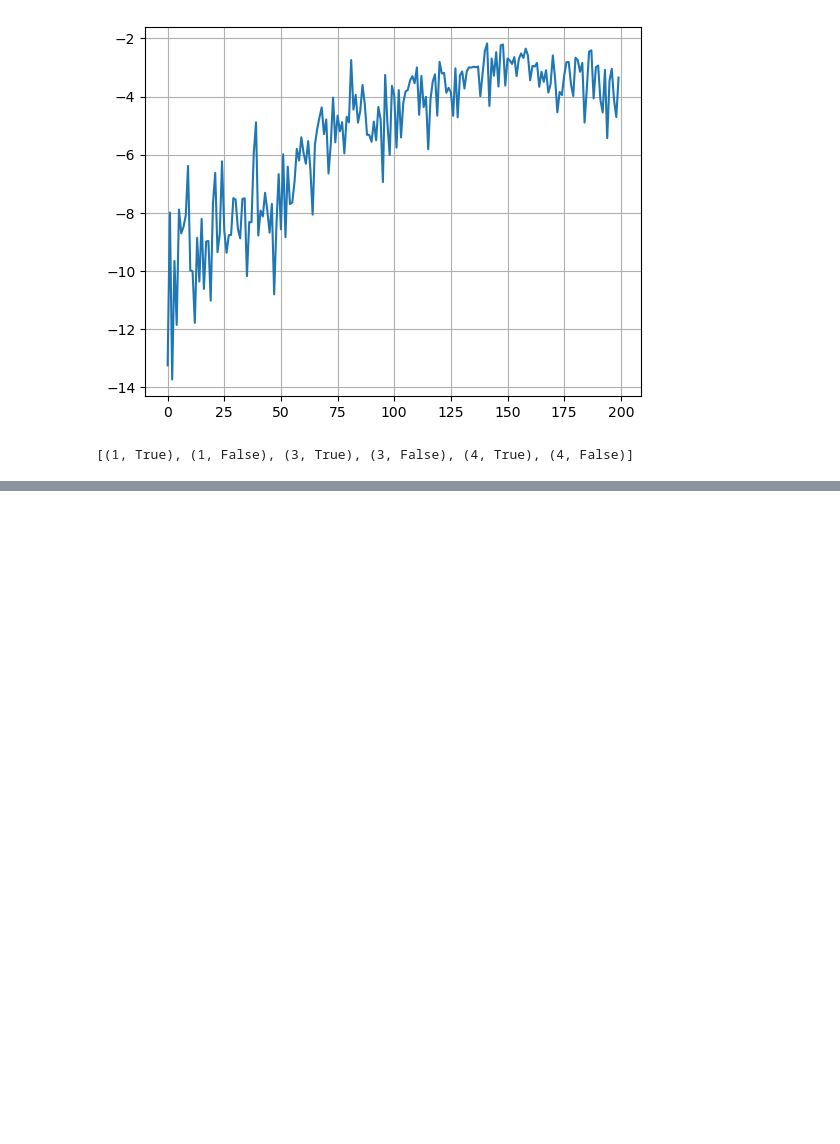
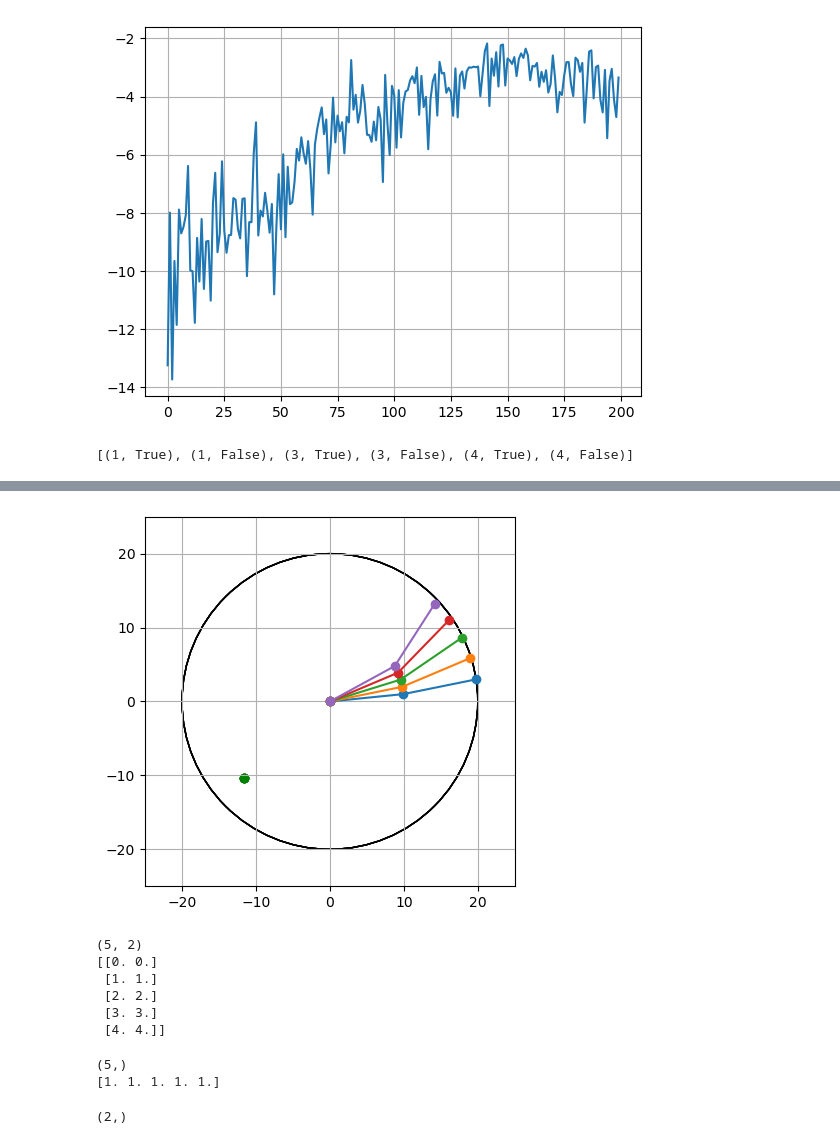
Before and after one commit to ImraanMitha/capstone, a Jupyter notebook: scratch.ipynb, the cells around one changed output, grey strips where cells are left out. Cells and saved outputs as stored; diff of their text form; code cells hidden in the pictures; blank space fills up the shorter version.

```diff
--- a/scratch.ipynb
+++ b/scratch.ipynb
@@ -484,0 +500,30 @@ print(lst3)
+# %%
+env = Planar_Environment()
+env.reset()
+print(env.state)
+env.viz_arm()
+input()
+for i in range(100):
+    clear_output()
+    new_state, reward, done, _, _  = env.step(np.array([-0.1, 0.5]))
+    print(reward)
+    print(env.state)
+    print(env.state[4:6])
+    env.viz_arm()
+    input()
+# %%
+num = 20000
+arr = np.empty((num, 2))
+for i in range(num):
+    action = np.random.uniform(-0.1, 0.1, 2)
+    state, _, _, _, _ = env.step(action)
+    arr[i] = state[4:6]
+
+figure, axes = plt.subplots()
+Drawing_uncolored_circle = plt.Circle((0, 0), 20, fill = False)
+axes.set_xlim(-25, 25)
+axes.set_ylim(-25, 25)
+axes.set_aspect(1)
+axes.add_artist(Drawing_uncolored_circle)
+plt.scatter(arr[:, 0], arr[:,1])
+plt.show()
@@ -484,0 +543,38 @@ print(lst3)
+# %%
+from manipulator_environment import *
+import numpy as np
+env = Planar_Environment()
+env.reset()
+for i in range(5):
+    env.step(np.array([0.1, 0.1]))
+    env.viz_arm()
+# %% [output]
+[figure, added]
+# %%
+arr = np.empty((0,2))
+for i in range(5):
+    arr = np.append(arr, np.array([[i,i]]), axis=0)
+
+print(arr.shape)
+print(arr)
+# %% [output]
+(5, 2)
+[[0. 0.]
+ [1. 1.]
+ [2. 2.]
+ [3. 3.]
+ [4. 4.]]
+# %%
+arr = np.empty((0,))
+for i in range(5):
+    arr = np.append(arr, np.array([1]), axis=0)
+
+print(arr.shape)
+print(arr)
+# %% [output]
+(5,)
+[1. 1. 1. 1. 1.]
+# %%
+print(np.array([1,1]).shape)
+# %% [output]
+(2,)
```
Also changed, not shown: parts of 5 cells of this notebook, 7 other files.
